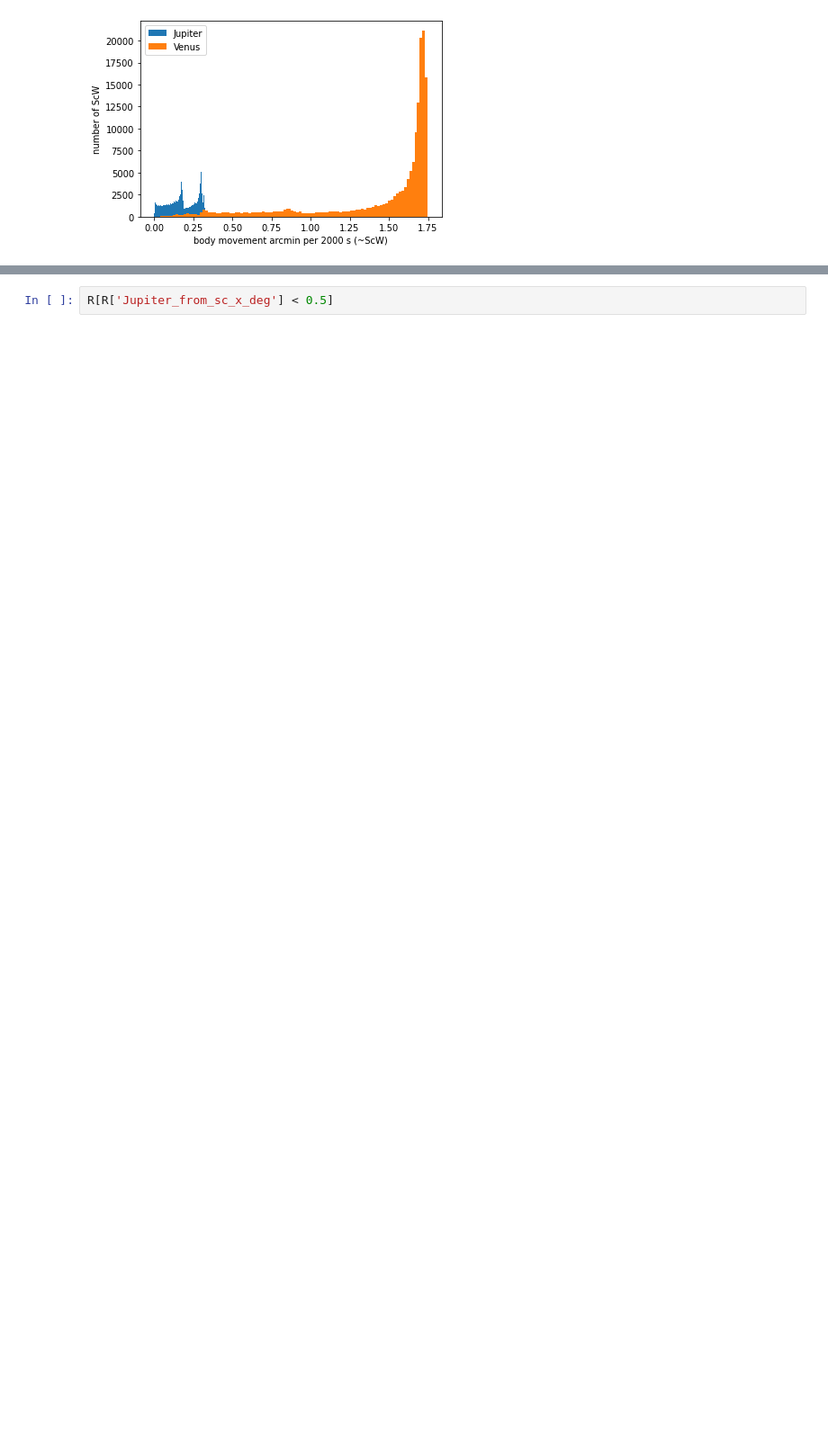
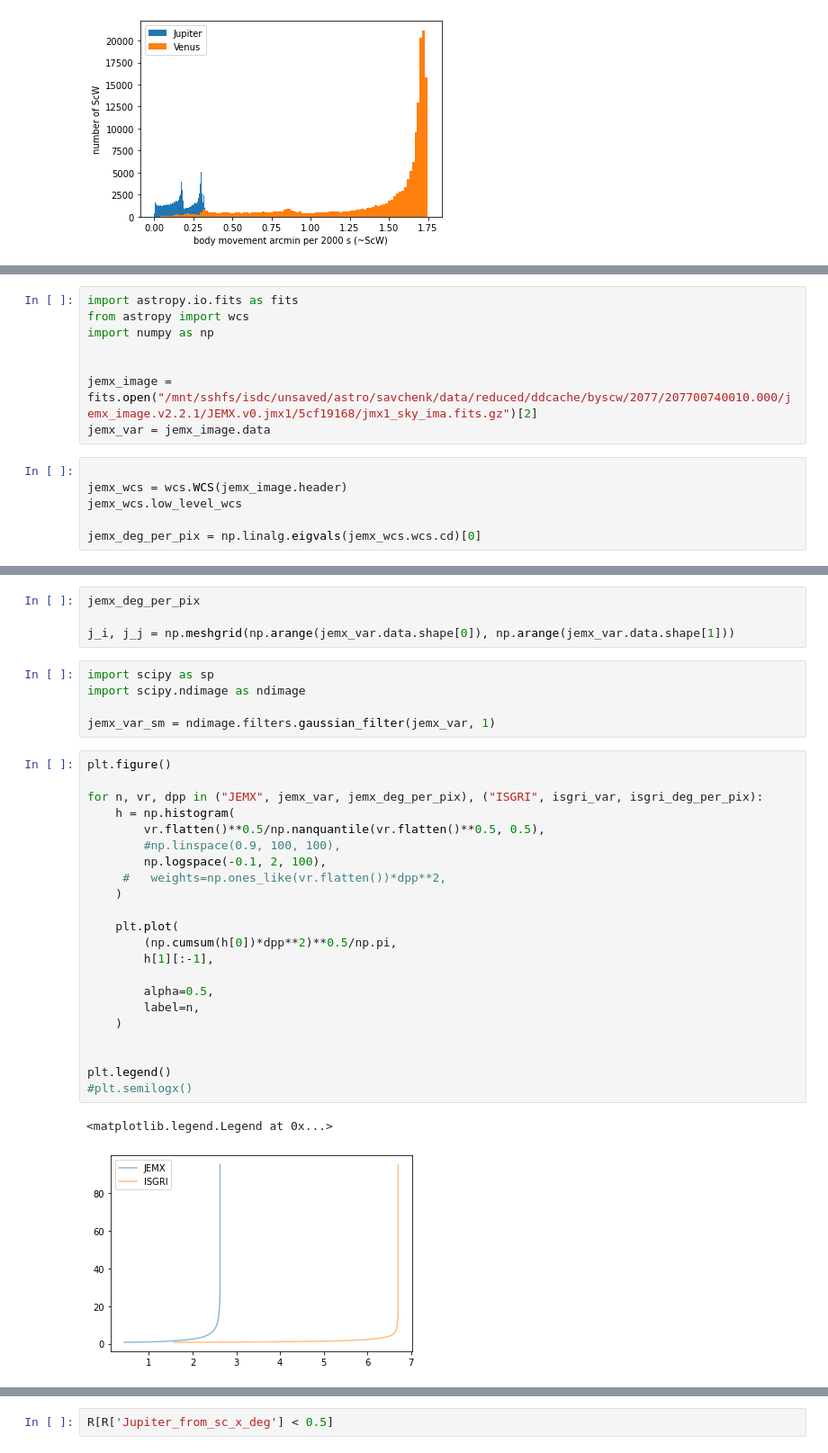
Before and after one commit to volodymyrss/planets, a Jupyter notebook: planets.ipynb, the cells around one changed output, grey strips where cells are left out. Shown at 90% size. Saved outputs shown, nothing was run; the diff lists cells and outputs as text; blank space fills up the shorter version.

```diff
--- a/planets.ipynb
+++ b/planets.ipynb
@@ -442,0 +501,14 @@ plt.savefig("itra-fov-body-movement.png")
+# %%
+import astropy.io.fits as fits
+from astropy import wcs
+import numpy as np
+
+
+jemx_image = fits.open("/mnt/sshfs/isdc/unsaved/astro/savchenk/data/reduced/ddcache/byscw/2077/207700740010.000/jemx_image.v2.2.1/JEMX.v0.jmx1/5cf19168/jmx1_sky_ima.fits.gz")[2]
+jemx_var = jemx_image.data
+# %%
+
+jemx_wcs = wcs.WCS(jemx_image.header)
+jemx_wcs.low_level_wcs
+
+jemx_deg_per_pix = np.linalg.eigvals(jemx_wcs.wcs.cd)[0]
@@ -442,0 +522,34 @@ plt.savefig("itra-fov-body-movement.png")
+# %%
+jemx_deg_per_pix
+
+j_i, j_j = np.meshgrid(np.arange(jemx_var.data.shape[0]), np.arange(jemx_var.data.shape[1]))
+# %%
+import scipy as sp
+import scipy.ndimage as ndimage
+
+jemx_var_sm = ndimage.filters.gaussian_filter(jemx_var, 1)
+# %%
+plt.figure()
+
+for n, vr, dpp in ("JEMX", jemx_var, jemx_deg_per_pix), ("ISGRI", isgri_var, isgri_deg_per_pix):
+    h = np.histogram(
+        vr.flatten()**0.5/np.nanquantile(vr.flatten()**0.5, 0.5),
+        #np.linspace(0.9, 100, 100),
+        np.logspace(-0.1, 2, 100),
+     #   weights=np.ones_like(vr.flatten())*dpp**2,
+    )
+
+    plt.plot(
+        (np.cumsum(h[0])*dpp**2)**0.5/np.pi,
+        h[1][:-1],
+
+        alpha=0.5,
+        label=n,
+    )
+
+
+plt.legend()
+#plt.semilogx()
+# %% [output]
+<matplotlib.legend.Legend at 0x...>
+[figure, added]
```
Also changed, not shown: parts of 10 cells of this notebook, 3 other files.
